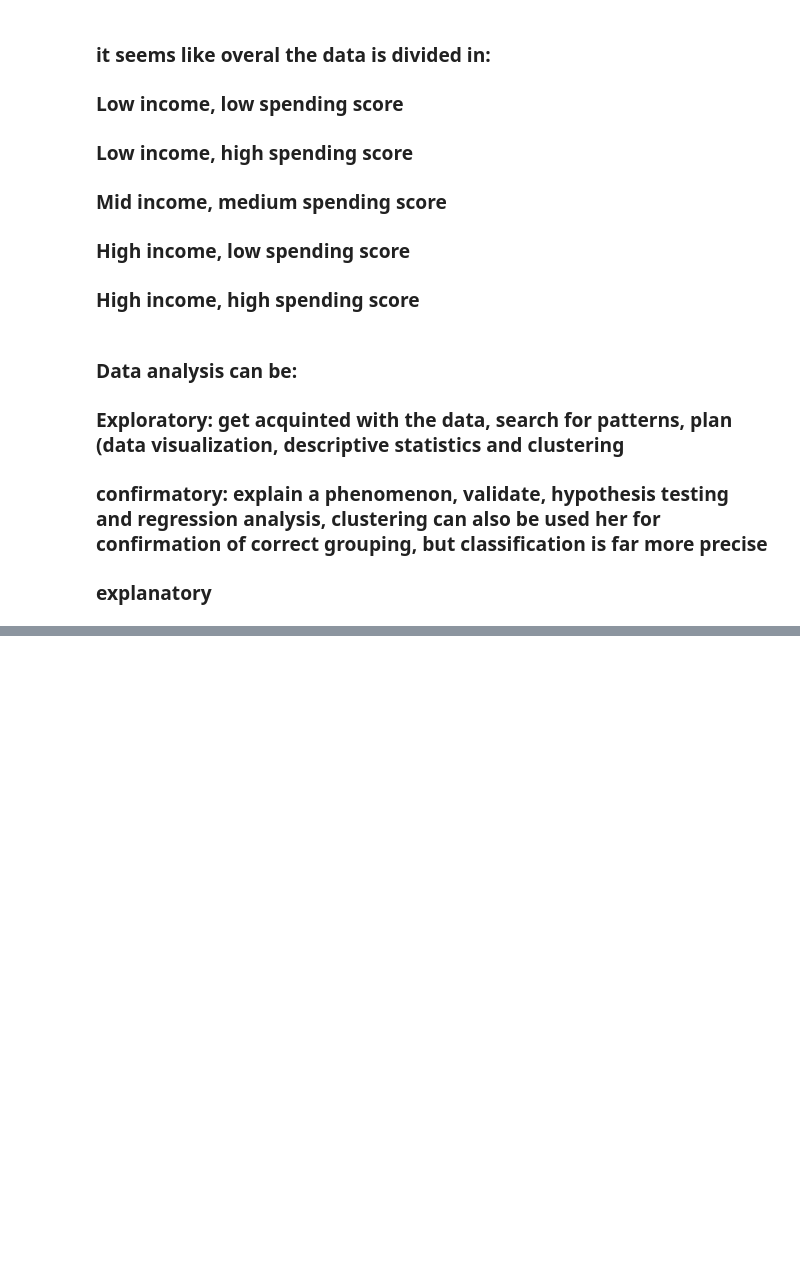
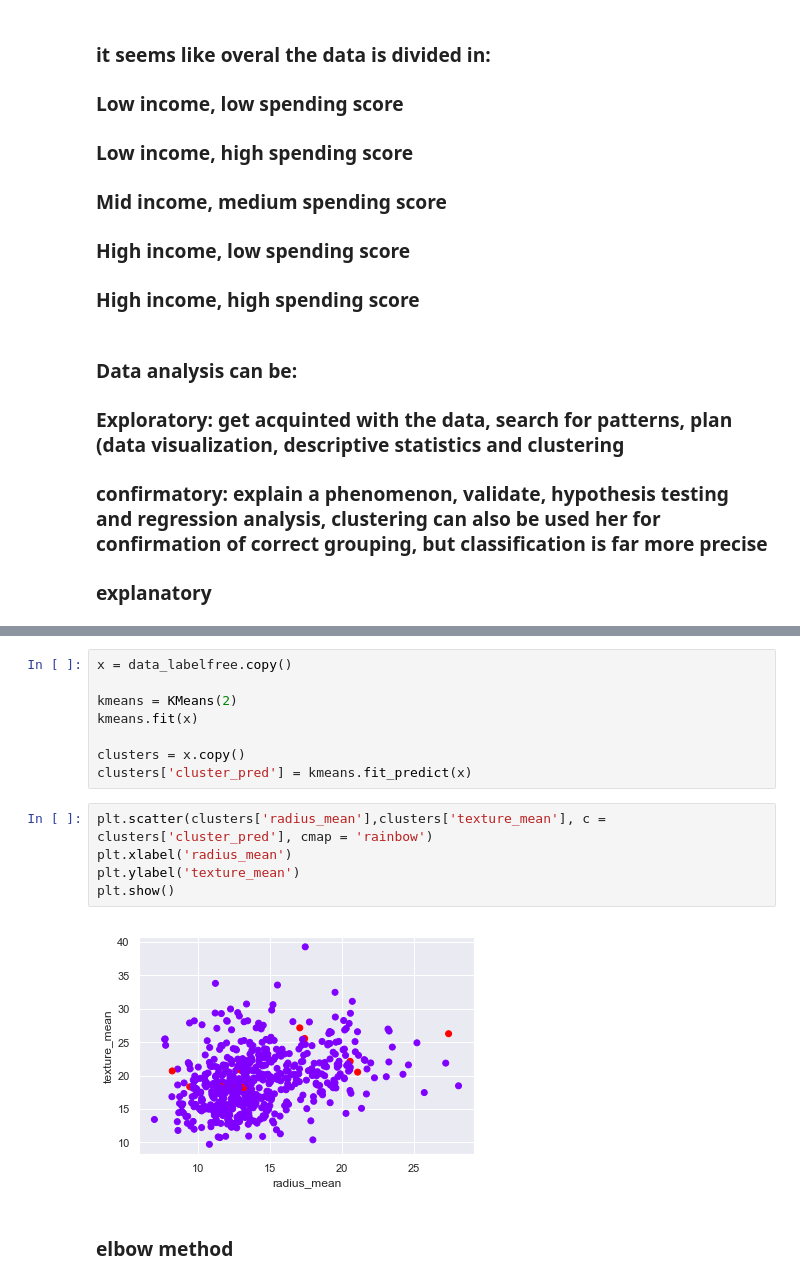
Before and after one commit to sousablde/From-Regression-to-Deep-Learning, a Jupyter notebook: DataSci-Cluster Analysis.ipynb, the cells around one changed output, grey strips where cells are left out. Drawn from its saved outputs; the diff is of its cells as text; blank space fills up the shorter version.

```diff
--- a/DataSci-Cluster Analysis.ipynb
+++ b/DataSci-Cluster Analysis.ipynb
@@ -560,0 +619,17 @@ plt.show()
+# %%
+x = data_labelfree.copy()
+
+kmeans = KMeans(2)
+kmeans.fit(x)
+
+clusters = x.copy()
+clusters['cluster_pred'] = kmeans.fit_predict(x)
+# %%
+plt.scatter(clusters['radius_mean'],clusters['texture_mean'], c = clusters['cluster_pred'], cmap = 'rainbow')
+plt.xlabel('radius_mean')
+plt.ylabel('texture_mean')
+plt.show()
+# %% [output]
+[figure, added]
+# %% [markdown]
+### elbow method
```
Also changed, not shown: parts of 17 cells of this notebook, 1 other file.
